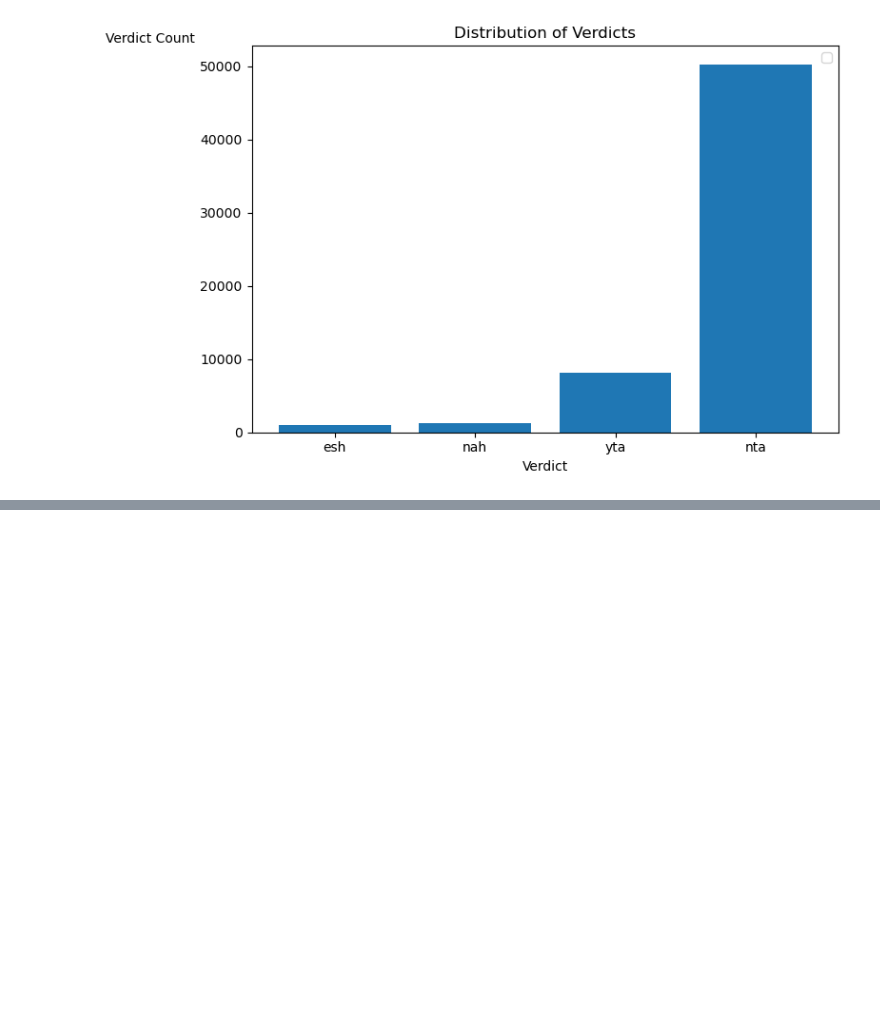
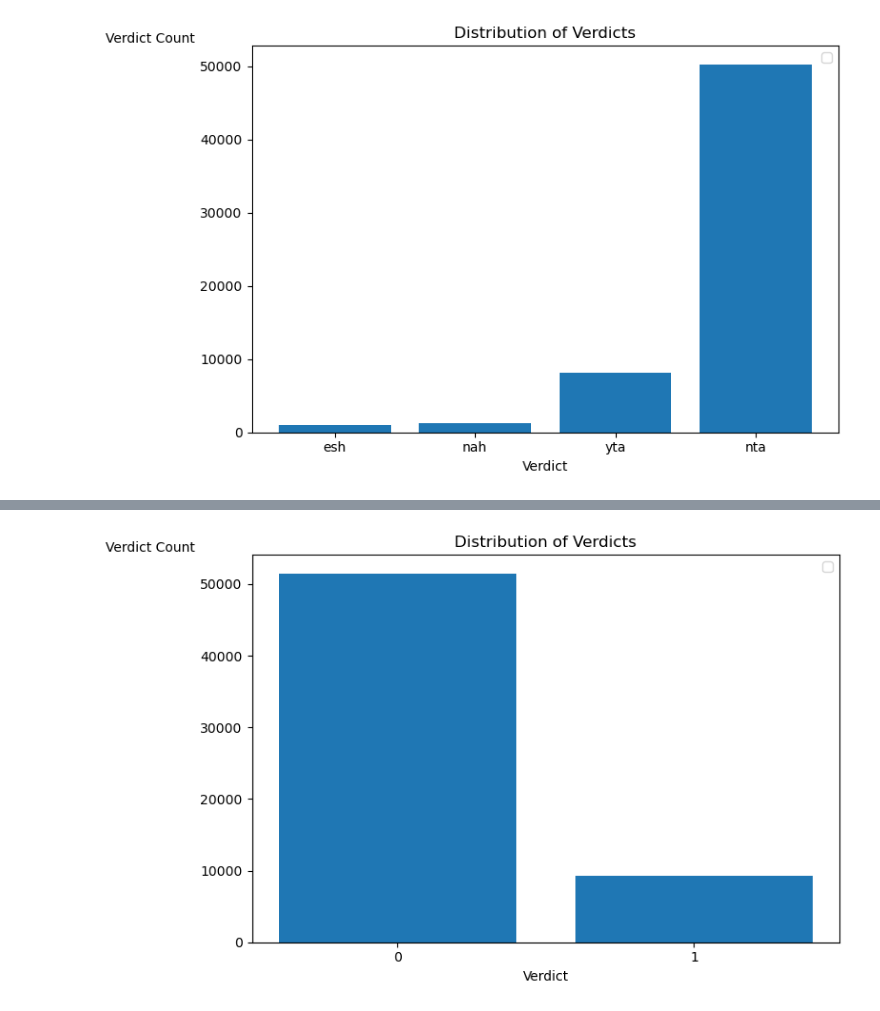
Before and after one commit to R-Vel/ML_Lab4, a Jupyter notebook: reddit_aita_scrapper.ipynb, the cells around one changed output, grey strips where cells are left out. Cells and saved outputs as stored; diff of their text form; code cells hidden in the pictures; blank space fills up the shorter version.

Commit message:
cleanned text

```diff
--- a/reddit_aita_scrapper.ipynb
+++ b/reddit_aita_scrapper.ipynb
@@ -69,7 +41,7 @@ df.columns
 # %% [markdown]
     so 60709 rows and 6 columns but honestly only need 3 colums [title, text, verdict]
 # %%
-filtered_df = df.select('title', 'text', 'verdict')
+filtered_df = df.select('title', 'text', 'verdict', 'score')
 # %%
 verdict_counts = (df
                   .groupby('verdict')
@@ -112,0 +103,27 @@ from transformers import pipeline
+# %%
+df_pd = filtered_df.toPandas()
+# %%
+full_text_df = df_pd['title'] + ' ' + df_pd['text']
+# make binary classification
+# map (yta and esh: 1, nta and nah: 0)
+
+verdict_df = df_pd['verdict'].map({
+    'esh': '1',
+    'nah': '0',
+    'yta': '1',
+    'nta': '0'
+})
+# %%
+verdict_count = verdict_df.value_counts()
+# %%
+plt.figure(figsize=(8,5))
+plt.bar(verdict_count.index, verdict_count.values)
+
+plt.title("Distribution of Verdicts")
+plt.xlabel("Verdict")
+plt.ylabel("Verdict Count", rotation=0, loc="top")
+plt.legend()
+plt.tight_layout()
+plt.show()
+# %% [output]
+[figure, added]
```
Also changed, not shown: parts of 21 cells of this notebook.
